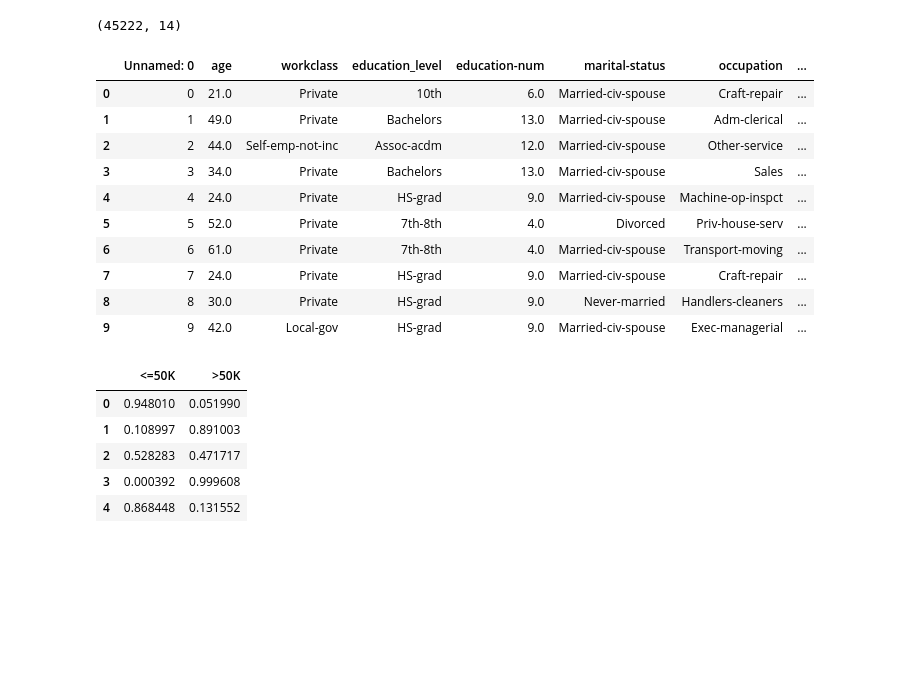
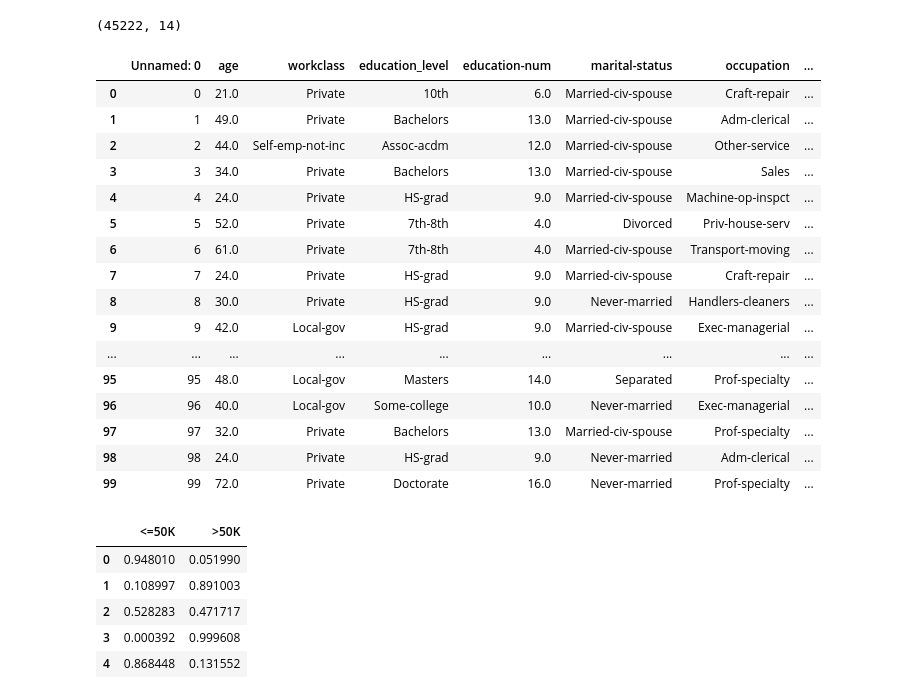
Before and after one commit to shane-kercheval/udacity, a Jupyter notebook: data_scientist_nanodegree/projects/p1_charityml/custom/oo-learning tuning XGB.ipynb, the cells around one changed output. Cells and saved outputs as stored; diff of their text form; code cells hidden in the pictures; blank space fills up the shorter version.

```diff
--- a/data_scientist_nanodegree/projects/p1_charityml/custom/oo-learning tuning XGB.ipynb
+++ b/data_scientist_nanodegree/projects/p1_charityml/custom/oo-learning tuning XGB.ipynb
@@ -303,19 +303,25 @@ test_dataset.shape
 # %% [output]
 (45222, 14)
 # %%
-test_dataset.head(10)
+test_dataset.head(100)
 # %% [output]
 |  | Unnamed: 0 | age | workclass | education_level | education-num | marital-status | occupation | ... |
 | 0 | 0 | 21.0 | Private | 10th | 6.0 | Married-civ-spouse | Craft-repair | ... |
 | 1 | 1 | 49.0 | Private | Bachelors | 13.0 | Married-civ-spouse | Adm-clerical | ... |
 | 2 | 2 | 44.0 | Self-emp-not-inc | Assoc-acdm | 12.0 | Married-civ-spouse | Other-service | ... |
 | 3 | 3 | 34.0 | Private | Bachelors | 13.0 | Married-civ-spouse | Sales | ... |
 | 4 | 4 | 24.0 | Private | HS-grad | 9.0 | Married-civ-spouse | Machine-op-inspct | ... |
 | 5 | 5 | 52.0 | Private | 7th-8th | 4.0 | Divorced | Priv-house-serv | ... |
 | 6 | 6 | 61.0 | Private | 7th-8th | 4.0 | Married-civ-spouse | Transport-moving | ... |
 | 7 | 7 | 24.0 | Private | HS-grad | 9.0 | Married-civ-spouse | Craft-repair | ... |
 | 8 | 8 | 30.0 | Private | HS-grad | 9.0 | Never-married | Handlers-cleaners | ... |
 | 9 | 9 | 42.0 | Local-gov | HS-grad | 9.0 | Married-civ-spouse | Exec-managerial | ... |
+| ... | ... | ... | ... | ... | ... | ... | ... | ... |
+| 95 | 95 | 48.0 | Local-gov | Masters | 14.0 | Separated | Prof-specialty | ... |
+| 96 | 96 | 40.0 | Local-gov | Some-college | 10.0 | Never-married | Exec-managerial | ... |
+| 97 | 97 | 32.0 | Private | Bachelors | 13.0 | Married-civ-spouse | Prof-specialty | ... |
+| 98 | 98 | 24.0 | Private | HS-grad | 9.0 | Never-married | Adm-clerical | ... |
+| 99 | 99 | 72.0 | Private | Doctorate | 16.0 | Never-married | Prof-specialty | ... |
 # %%
 indexes = test_dataset['Unnamed: 0']
 
```
Also changed, not shown: parts of 6 cells of this notebook, 1 other file.
